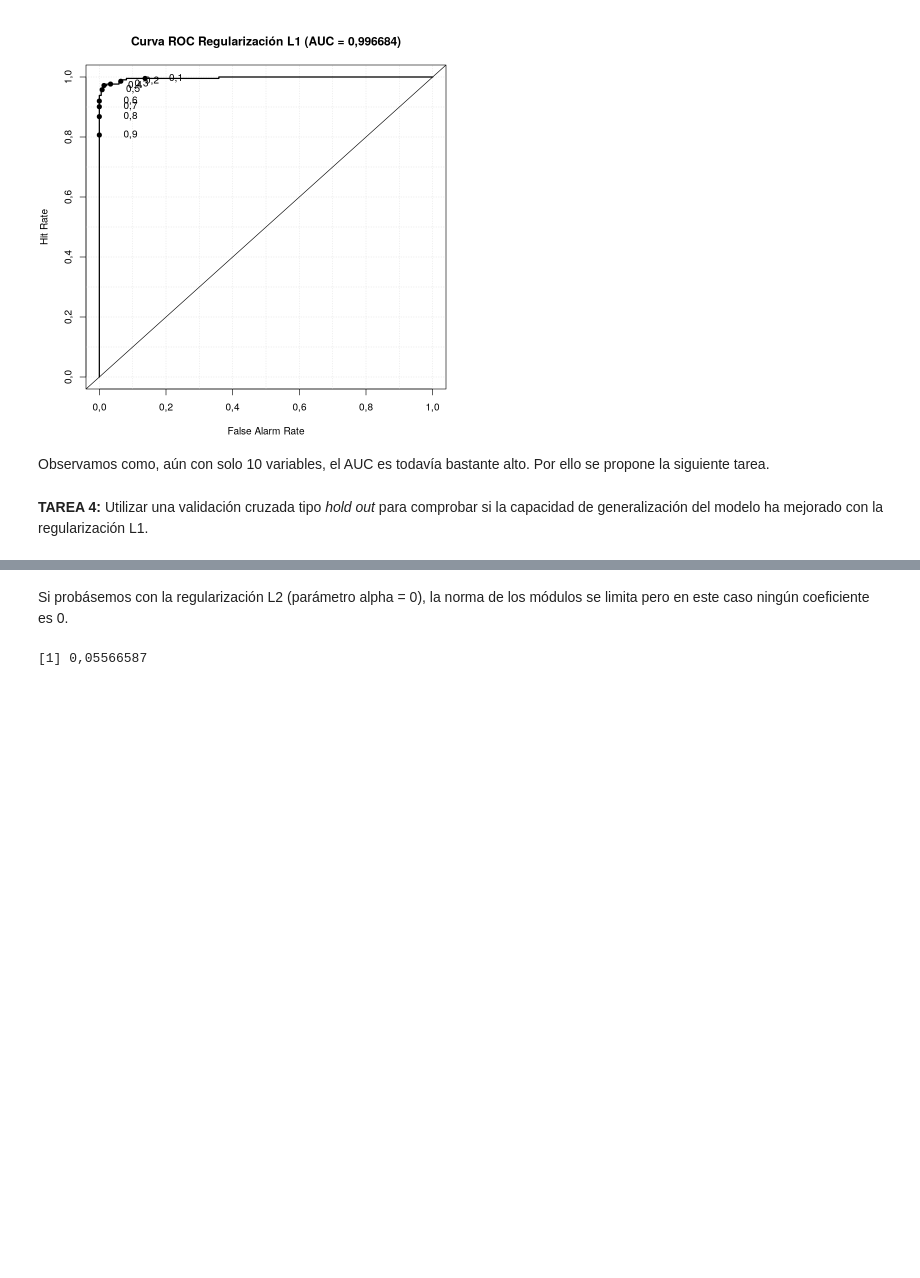
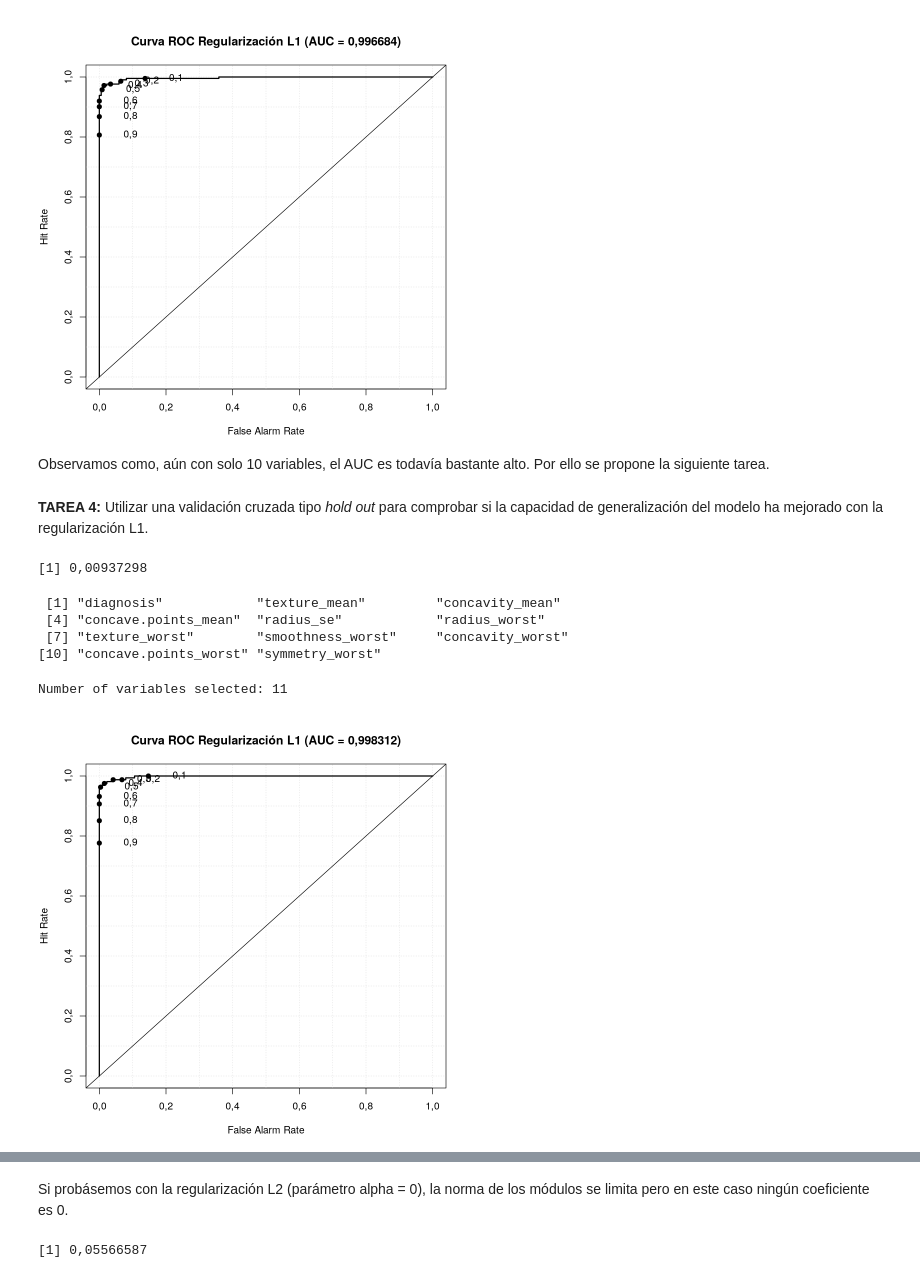
Before and after one commit to NTrevisani/DataScienceMaster, a Jupyter notebook: Estadistica/Pablo/PracticaDimensiones/Seleccion_de_variables_y_regularizacion_BC.ipynb, the cells around one changed output, grey strips where cells are left out. Cells and saved outputs as stored; diff of their text form; code cells hidden in the pictures; blank space fills up the shorter version.

```diff
--- a/Estadistica/Pablo/PracticaDimensiones/Seleccion_de_variables_y_regularizacion_BC.ipynb
+++ b/Estadistica/Pablo/PracticaDimensiones/Seleccion_de_variables_y_regularizacion_BC.ipynb
@@ -469,4 +467,50 @@ roc.plot(df$diagnosis,pred.l1, main=sprintf("Curva ROC Regularización L1 (AUC =
 Observamos como, aún con solo 10 variables, el AUC es todavía bastante alto. Por ello se propone la siguiente tarea.
 # %% [markdown]
 **TAREA 4:** Utilizar una validación cruzada tipo _hold out_ para comprobar si la capacidad de generalización del modelo ha mejorado con la regularización L1.
+# %%
+# Busco el valor optimo de lambda
+
+# Uso la distancia L1 --> alpha = 1
+cv <- cv.glmnet(as.matrix(df.train[-1]),
+                df.train$diagnosis,
+                family = "binomial",
+                alpha = 1)
+cv$lambda.1se
+# %% [output]
+[1] 0,00937298
+# %%
+# Ahora entreno un modelo lineal regularizado a través del valor lambda que me da 'cv.glmnet'
+# usando solo el conjunto de entrenamiento
+model.train.l1 <- glmnet(as.matrix(df.train[-1]),
+                   df.train$diagnosis,
+                   family = "binomial",
+                   alpha = 1,
+                   lambda = cv$lambda.1se)
+
+# Estoy usando norma L1: algunas variables tendrán coeficiente 0
+# Las que tienen coeficiente no nulo son las 'buenas'
+ind.coef.no.nulos <- which(as.numeric(coef(model.train.l1)) != 0)
+names(df)[ind.coef.no.nulos]
+cat(paste("Number of variables selected:", length(ind.coef.no.nulos)))
+# %% [output]
+ [1] "diagnosis"            "texture_mean"         "concavity_mean"
+ [4] "concave.points_mean"  "radius_se"            "radius_worst"
+ [7] "texture_worst"        "smoothness_worst"     "concavity_worst"
+[10] "concave.points_worst" "symmetry_worst"
+Number of variables selected: 11
+# %%
+# ROC del conjunto de train
+pred.train.l1 <- predict(model.train.l1,
+                        as.matrix(df.train[-1]),
+                        type = "response")
+
+auc.train.l1 <- roc.area(df.train$diagnosis,
+                        pred.train.l1)$A
+
+roc.plot(df.train$diagnosis,
+         pred.train.l1,
+         main=sprintf("Curva ROC Regularización L1 (AUC = %g)",
+         auc.train.l1))
+# %% [output]
+[figure, added]
 # %%
```
Also changed, not shown: parts of 6 cells of this notebook, 2 other files.
